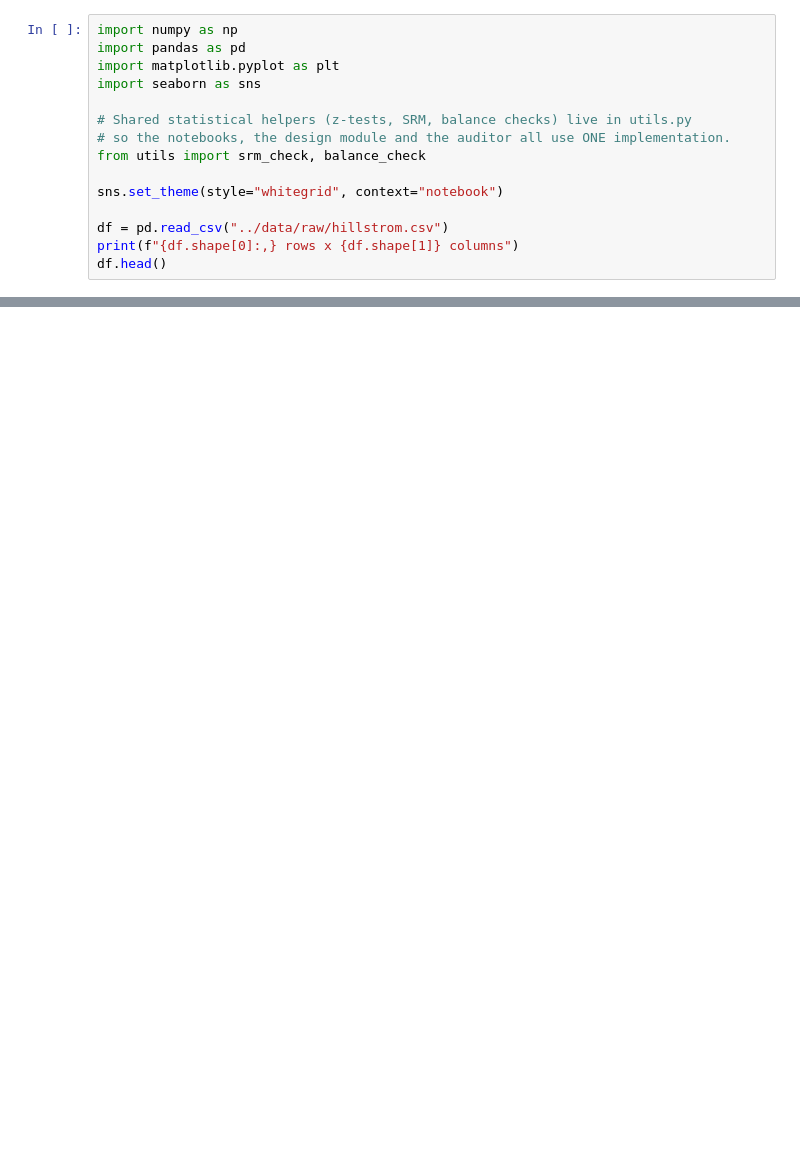
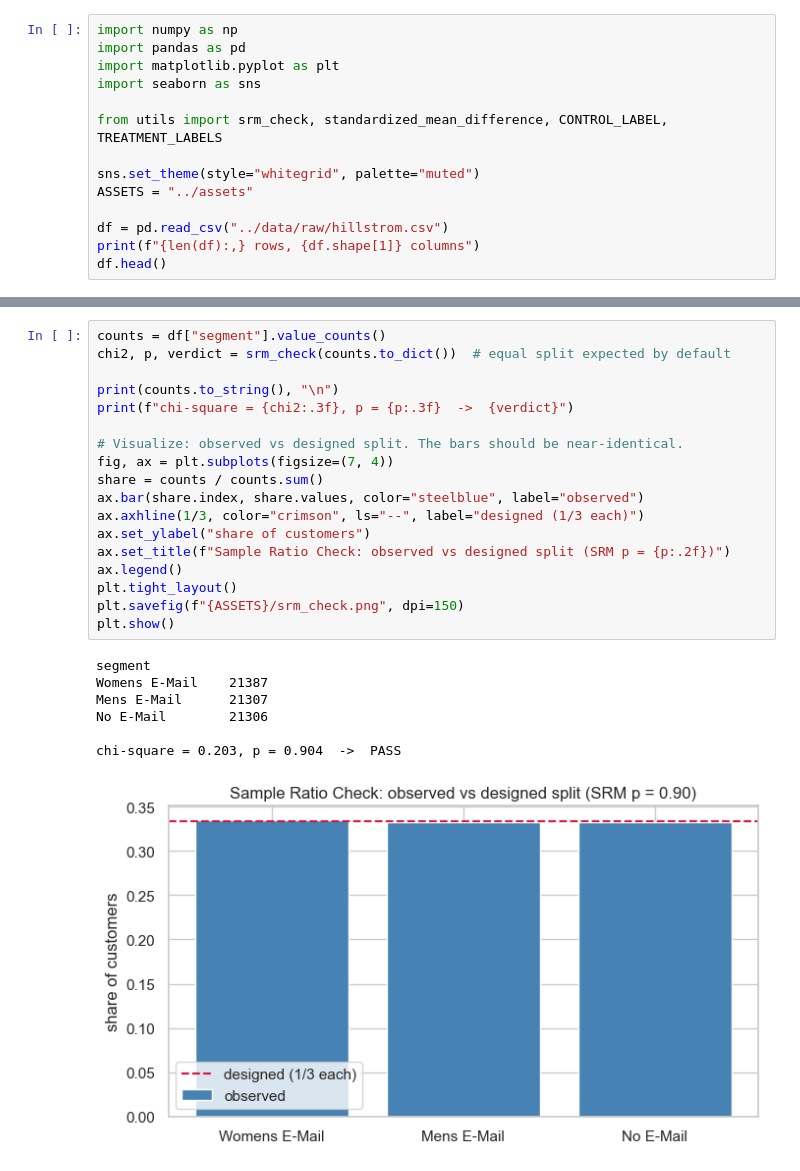
Before and after one commit to AdityaDabrase/DSPortfolioProjects, a Jupyter notebook: ab_testing_email_marketing/code/01_eda.ipynb, the cells around one changed output, grey strips where cells are left out. Drawn from its saved outputs; the diff is of its cells as text; blank space fills up the shorter version.

```diff
--- a/ab_testing_email_marketing/code/01_eda.ipynb
+++ b/ab_testing_email_marketing/code/01_eda.ipynb
@@ -21,12 +18,11 @@ import pandas as pd
 import matplotlib.pyplot as plt
 import seaborn as sns
 
-# Shared statistical helpers (z-tests, SRM, balance checks) live in utils.py
-# so the notebooks, the design module and the auditor all use ONE implementation.
-from utils import srm_check, balance_check
+from utils import srm_check, standardized_mean_difference, CONTROL_LABEL, TREATMENT_LABELS
 
-sns.set_theme(style="whitegrid", context="notebook")
+sns.set_theme(style="whitegrid", palette="muted")
+ASSETS = "../assets"
 
 df = pd.read_csv("../data/raw/hillstrom.csv")
-print(f"{df.shape[0]:,} rows x {df.shape[1]} columns")
+print(f"{len(df):,} rows, {df.shape[1]} columns")
 df.head()
@@ -173,0 +86,26 @@ multiple-comparison control, which is exactly what notebook `03_analysis.ipynb`
+# %%
+counts = df["segment"].value_counts()
+chi2, p, verdict = srm_check(counts.to_dict())  # equal split expected by default
+
+print(counts.to_string(), "\n")
+print(f"chi-square = {chi2:.3f}, p = {p:.3f}  ->  {verdict}")
+
+# Visualize: observed vs designed split. The bars should be near-identical.
+fig, ax = plt.subplots(figsize=(7, 4))
+share = counts / counts.sum()
+ax.bar(share.index, share.values, color="steelblue", label="observed")
+ax.axhline(1/3, color="crimson", ls="--", label="designed (1/3 each)")
+ax.set_ylabel("share of customers")
+ax.set_title(f"Sample Ratio Check: observed vs designed split (SRM p = {p:.2f})")
+ax.legend()
+plt.tight_layout()
+plt.savefig(f"{ASSETS}/srm_check.png", dpi=150)
+plt.show()
+# %% [output]
+segment
+Womens E-Mail    21387
+Mens E-Mail      21307
+No E-Mail        21306
+
+chi-square = 0.203, p = 0.904  ->  PASS
+[figure, added]
```
Also changed, not shown: parts of 23 cells of this notebook, 27 other files.
